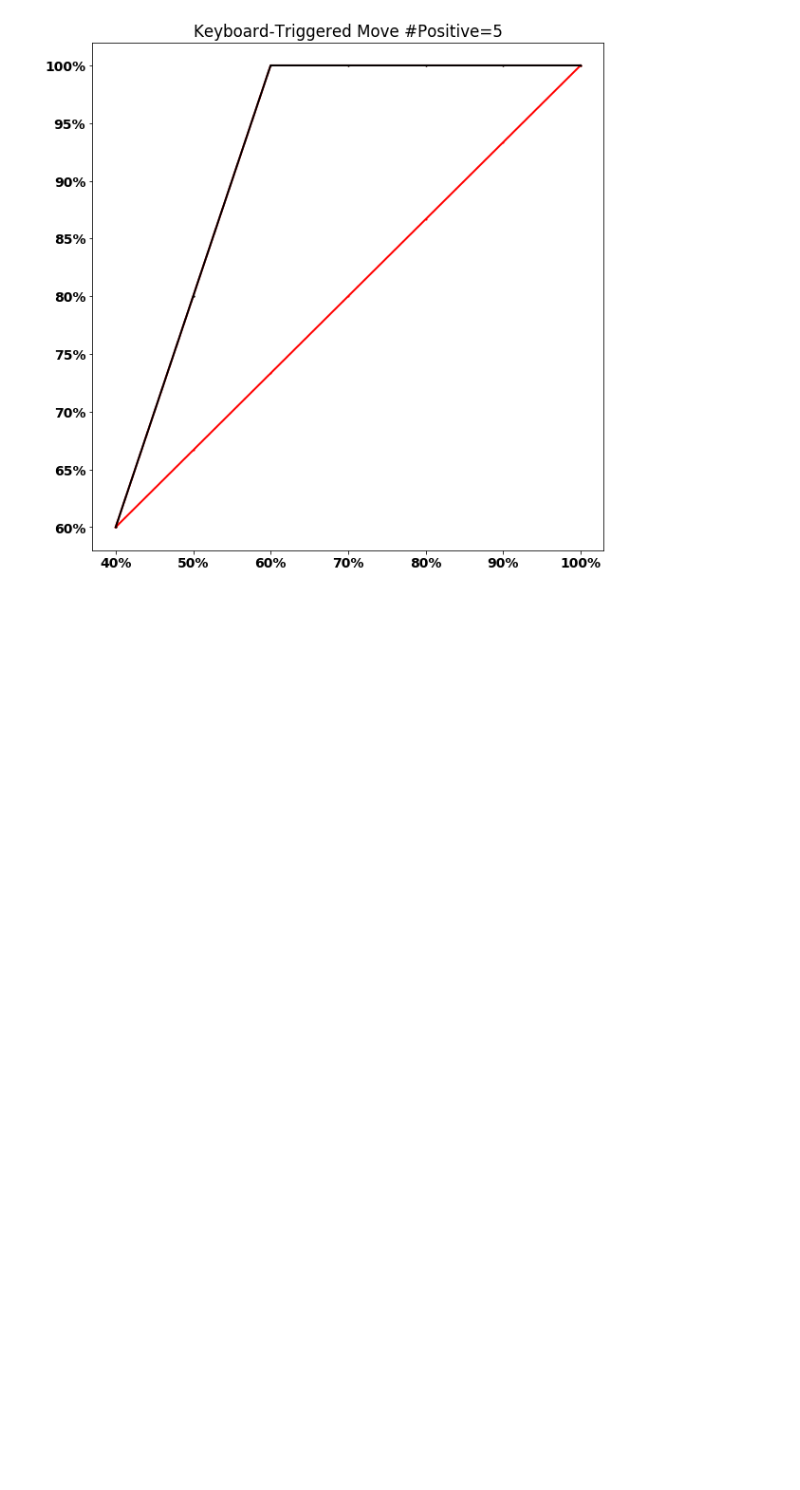
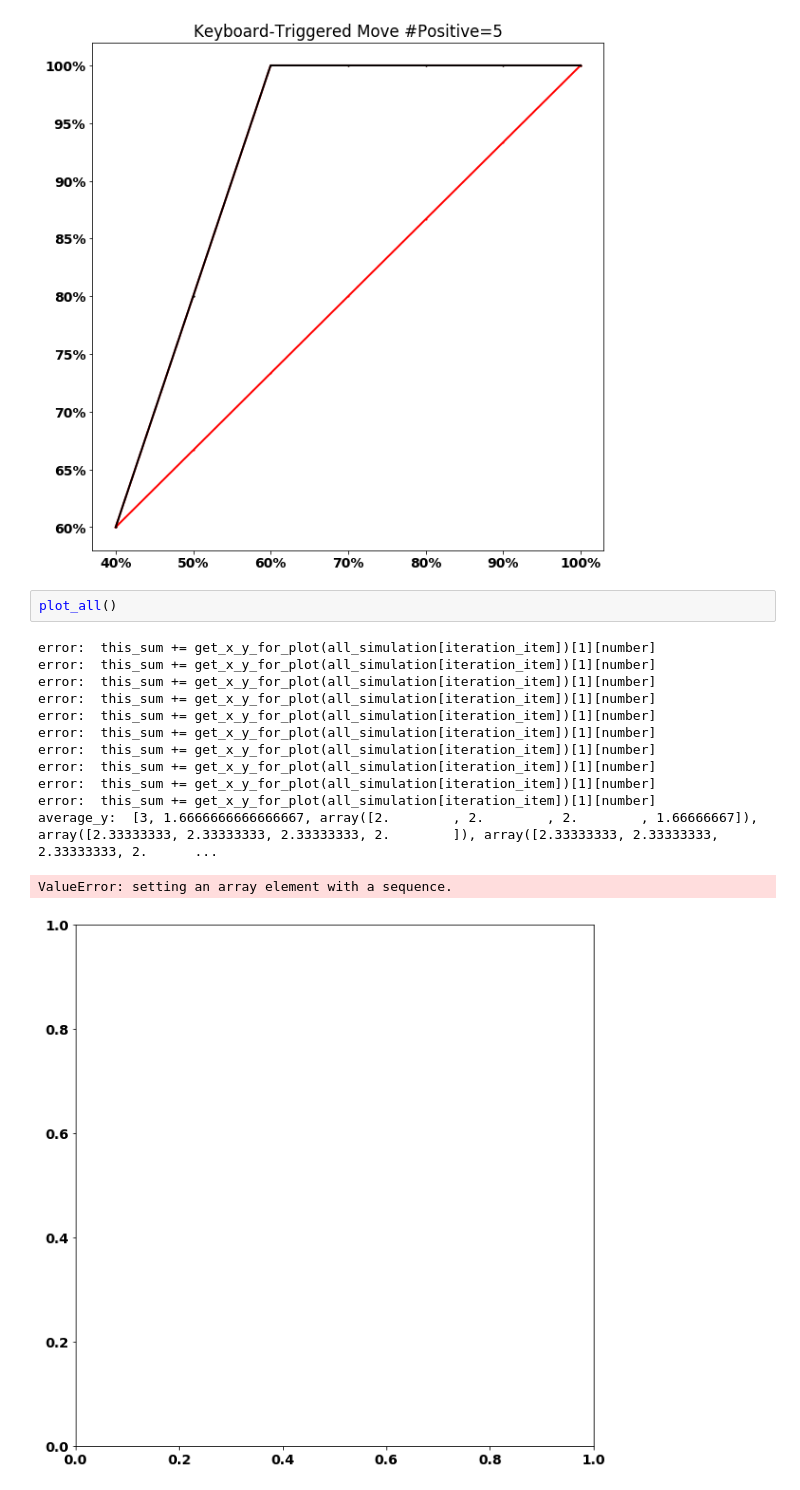
Before and after one commit to emmableu/CuratingExamples, a Jupyter notebook: present0317.ipynb, the cells around one changed output. Saved outputs shown, nothing was run; the diff lists cells and outputs as text; blank space fills up the shorter version.

```diff
--- a/present0317.ipynb
+++ b/present0317.ipynb
@@ -33,3 +33,19 @@ plot_all()
 # %% [output]
 average_y:  [3, array([4.]), array([5.]), array([5.]), array([5.]), array([5.]), array([5.])]
 [figure]
+# %%
+plot_all()
+# %% [output]
+error:  this_sum += get_x_y_for_plot(all_simulation[iteration_item])[1][number]
+error:  this_sum += get_x_y_for_plot(all_simulation[iteration_item])[1][number]
+error:  this_sum += get_x_y_for_plot(all_simulation[iteration_item])[1][number]
+error:  this_sum += get_x_y_for_plot(all_simulation[iteration_item])[1][number]
+error:  this_sum += get_x_y_for_plot(all_simulation[iteration_item])[1][number]
+error:  this_sum += get_x_y_for_plot(all_simulation[iteration_item])[1][number]
+error:  this_sum += get_x_y_for_plot(all_simulation[iteration_item])[1][number]
+error:  this_sum += get_x_y_for_plot(all_simulation[iteration_item])[1][number]
+error:  this_sum += get_x_y_for_plot(all_simulation[iteration_item])[1][number]
+error:  this_sum += get_x_y_for_plot(all_simulation[iteration_item])[1][number]
+average_y:  [3, 1.6666666666666667, array([2.        , 2.        , 2.        , 1.66666667]), array([2.33333333, 2.33333333, 2.33333333, 2.        ]), array([2.33333333, 2.33333333, 2.33333333, 2.      ...
+ValueError: setting an array element with a sequence.
+[figure, added]
```
Also changed, not shown: 8 other files.
